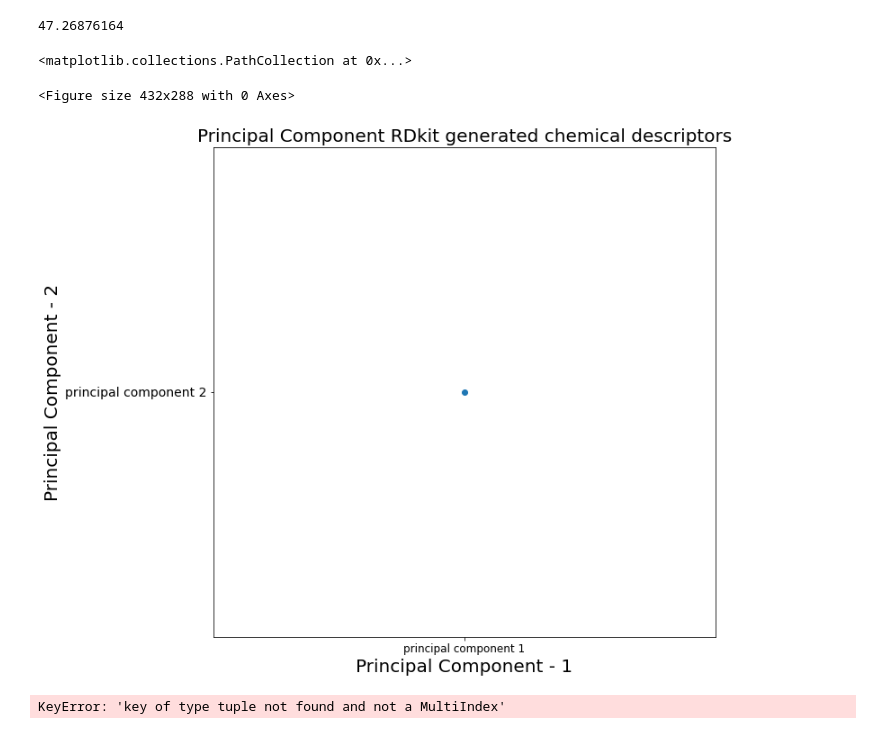
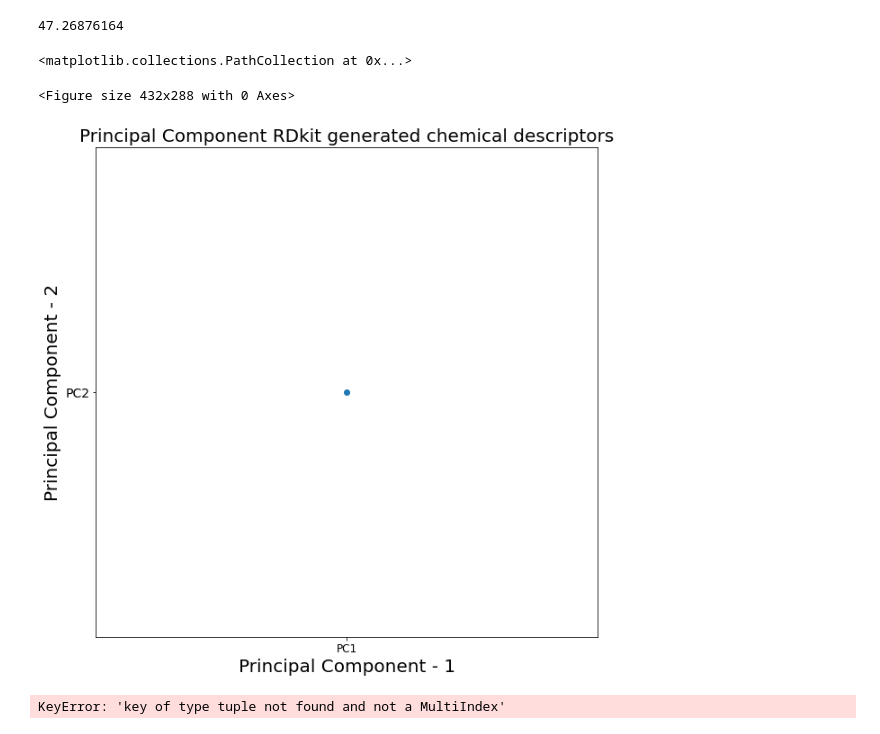
Before and after one commit to meidelien/Metabolic-network-layout-using-biochemical-coordinates, a Jupyter notebook: Notebooks/PCA.ipynb, the cells around one changed output. Drawn from its saved outputs; the diff is of its cells as text; code cells hidden in the pictures.

```diff
--- a/Notebooks/PCA.ipynb
+++ b/Notebooks/PCA.ipynb
@@ -121,19 +121,19 @@ a
 # %%
 plt.figure()
 plt.figure(figsize=(10,10))
 plt.xticks(fontsize=12)
 plt.yticks(fontsize=14)
 plt.xlabel('Principal Component - 1',fontsize=20)
 plt.ylabel('Principal Component - 2',fontsize=20)
 plt.title("Principal Component RDkit generated chemical descriptors",fontsize=20)
 
 colors = ["r", "g"]
 # target = # Something easy, like charge? inreplace = "positive" / "negative"
-plt.scatter(x ="principal component 1", y = "principal component 2")
+plt.scatter(x ="PC1", y = "PC2")
 # %% [output]
 <matplotlib.collections.PathCollection at 0x...>
 <Figure size 432x288 with 0 Axes>
-[figure, old version]
+[figure, new version]
 # %%
 import matplotlib.pyplot as plt
 import pandas as pd
```
Also changed, not shown: parts of 4 cells of this notebook, 5 other files.
